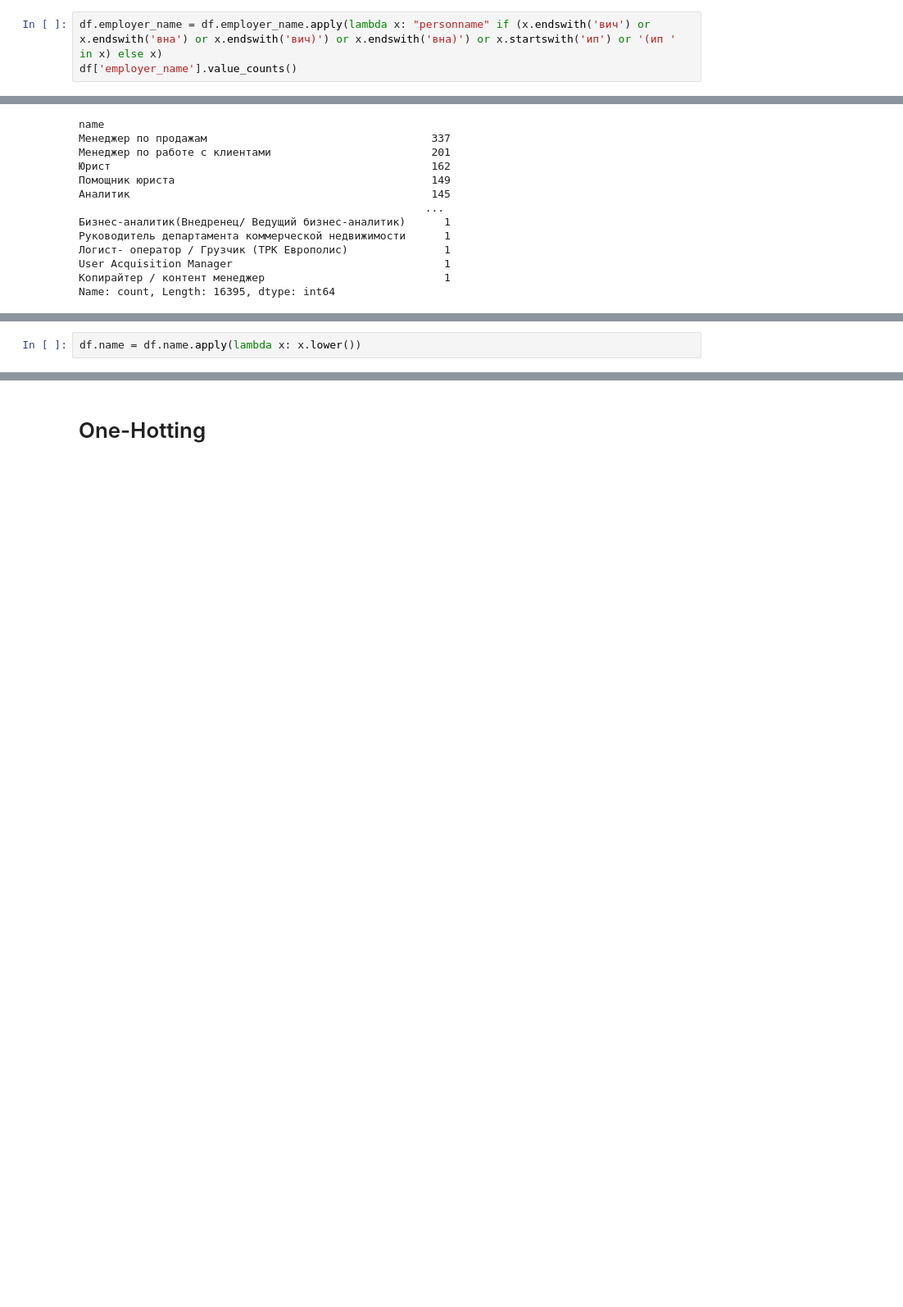
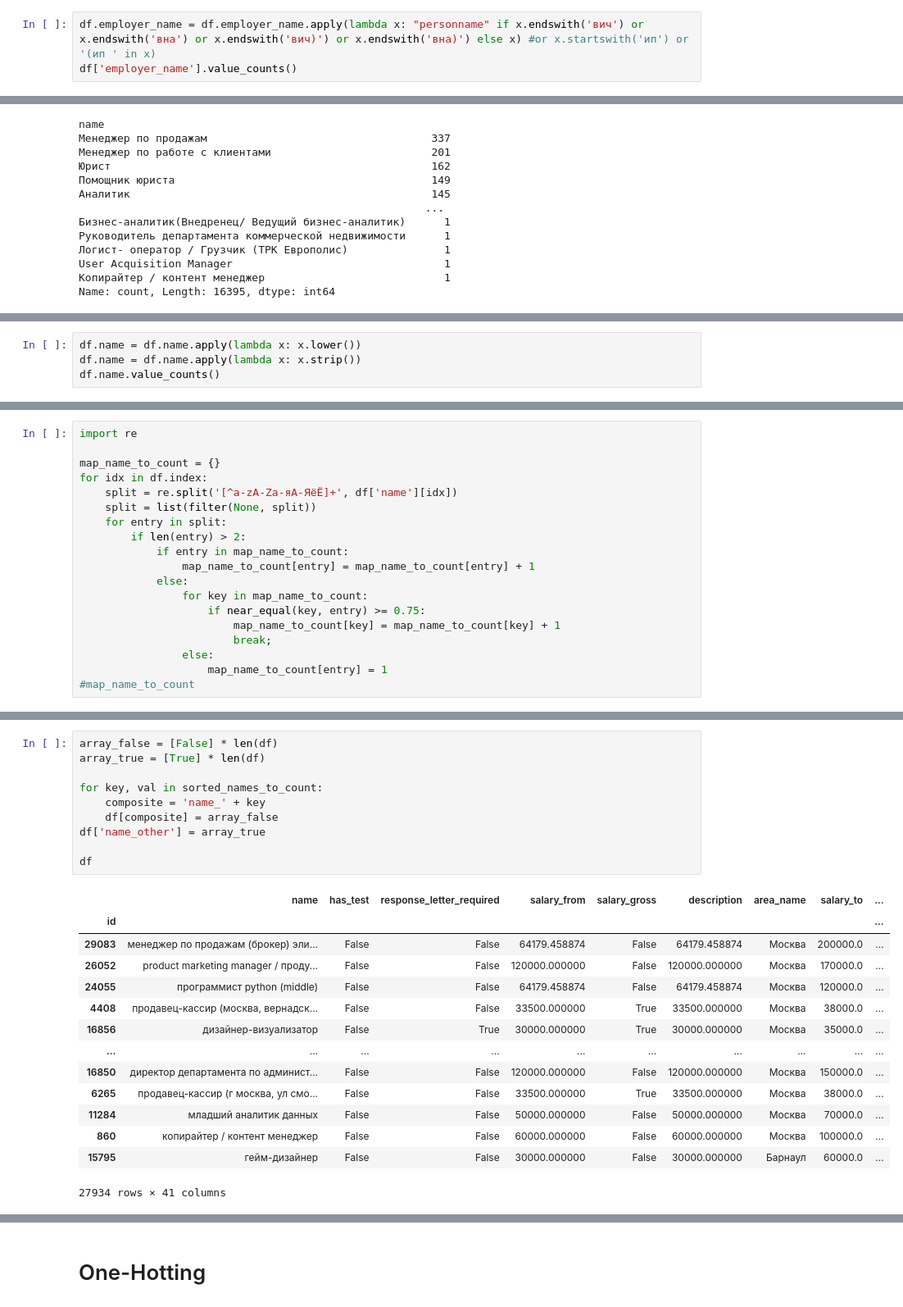
Before and after one commit to VitalSquared/BigDataAnalysis, a Jupyter notebook: jobs_predictions.ipynb, the cells around one changed output, grey strips where cells are left out. Shown at 82% size. Cells and saved outputs as stored; diff of their text form; blank space fills up the shorter version.

```diff
--- a/jobs_predictions.ipynb
+++ b/jobs_predictions.ipynb
@@ -406,3 +572,3 @@ df.employer_name = df.employer_name.apply(lambda x: x.lower())
 # %%
-df.employer_name = df.employer_name.apply(lambda x: "personname" if (x.endswith('вич') or x.endswith('вна') or x.endswith('вич)') or x.endswith('вна)') or x.startswith('ип') or '(ип ' in x) else x)
+df.employer_name = df.employer_name.apply(lambda x: "personname" if x.endswith('вич') or x.endswith('вна') or x.endswith('вич)') or x.endswith('вна)') else x) #or x.startswith('ип') or '(ип ' in x)
 df['employer_name'].value_counts()
@@ -462,2 +604,4 @@ Name: count, Length: 16395, dtype: int64
 # %%
 df.name = df.name.apply(lambda x: x.lower())
+df.name = df.name.apply(lambda x: x.strip())
+df.name.value_counts()
@@ -594,0 +624,19 @@ memory usage: 2.8+ MB
+# %%
+import re
+
+map_name_to_count = {}
+for idx in df.index:
+    split = re.split('[^a-zA-Zа-яА-ЯёЁ]+', df['name'][idx])
+    split = list(filter(None, split))
+    for entry in split:
+        if len(entry) > 2:
+            if entry in map_name_to_count:
+                map_name_to_count[entry] = map_name_to_count[entry] + 1
+            else:
+                for key in map_name_to_count:
+                    if near_equal(key, entry) >= 0.75:
+                        map_name_to_count[key] = map_name_to_count[key] + 1
+                        break;
+                else:
+                    map_name_to_count[entry] = 1
+#map_name_to_count
@@ -594,0 +647,25 @@ memory usage: 2.8+ MB
+# %%
+array_false = [False] * len(df)
+array_true = [True] * len(df)
+
+for key, val in sorted_names_to_count:
+    composite = 'name_' + key
+    df[composite] = array_false
+df['name_other'] = array_true
+
+df
+# %% [output]
+|  | name | has_test | response_letter_required | salary_from | salary_gross | description | area_name | salary_to | ... |
+| id |  |  |  |  |  |  |  |  | ... |
+| 29083 | менеджер по продажам (брокер) эли... | False | False | 64179.458874 | False | 64179.458874 | Москва | 200000.0 | ... |
+| 26052 | product marketing manager / проду... | False | False | 120000.000000 | False | 120000.000000 | Москва | 170000.0 | ... |
+| 24055 | программист python (middle) | False | False | 64179.458874 | False | 64179.458874 | Москва | 120000.0 | ... |
+| 4408 | продавец-кассир (москва, вернадск... | False | False | 33500.000000 | True | 33500.000000 | Москва | 38000.0 | ... |
+| 16856 | дизайнер-визуализатор | False | True | 30000.000000 | True | 30000.000000 | Москва | 35000.0 | ... |
+| ... | ... | ... | ... | ... | ... | ... | ... | ... | ... |
+| 16850 | директор департамента по админист... | False | False | 120000.000000 | False | 120000.000000 | Москва | 150000.0 | ... |
+| 6265 | продавец-кассир (г москва, ул смо... | False | False | 33500.000000 | True | 33500.000000 | Москва | 38000.0 | ... |
+| 11284 | младший аналитик данных | False | False | 50000.000000 | False | 50000.000000 | Москва | 70000.0 | ... |
+| 860 | копирайтер / контент менеджер | False | False | 60000.000000 | False | 60000.000000 | Москва | 100000.0 | ... |
+| 15795 | гейм-дизайнер | False | False | 30000.000000 | False | 30000.000000 | Барнаул | 60000.0 | ... |
+27934 rows × 41 columns
```
Also changed, not shown: parts of 156 cells of this notebook, 1 other file.
